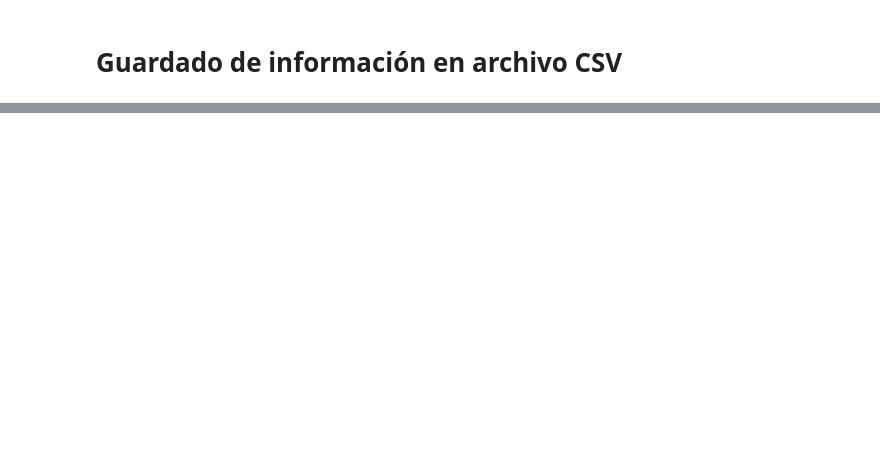
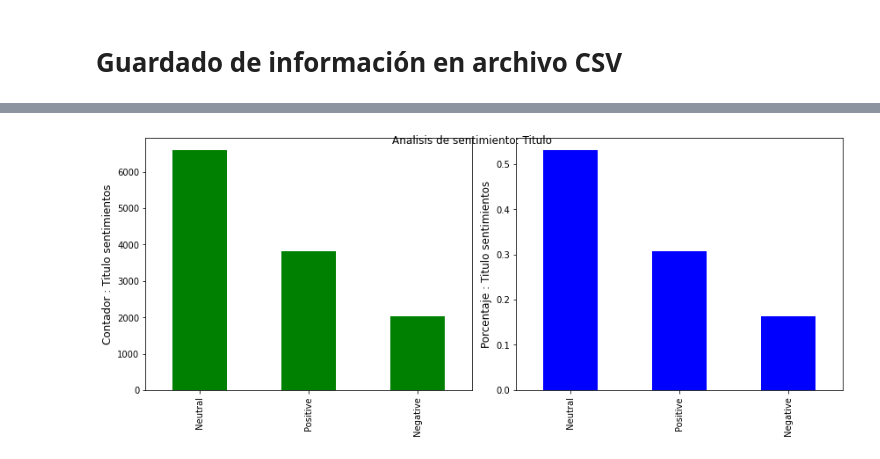
Before and after one commit to josegomez9203/Tesis_Reddit, a Jupyter notebook: Extraccion_Submissions_de_Reddit_usando_Pushshift.ipynb, the cells around one changed output, grey strips where cells are left out. Cells and saved outputs as stored; diff of their text form; code cells hidden in the pictures; blank space fills up the shorter version.

```diff
--- a/Extraccion_Submissions_de_Reddit_usando_Pushshift.ipynb
+++ b/Extraccion_Submissions_de_Reddit_usando_Pushshift.ipynb
@@ -181,0 +339,28 @@ wallstreetbets_2020_12.csv
+# %%
+sia = SentimentIntensityAnalyzer()
+def find_sentiment(post):
+    if sia.polarity_scores(post)["compound"] > 0:
+        return "Positive"
+    elif sia.polarity_scores(post)["compound"] < 0:
+        return "Negative"
+    else:
+        return "Neutral"
+# %%
+def plot_sentiment(df, feature, title):
+    counts = df[feature].value_counts()
+    percent = counts/sum(counts)
+
+    fig, (ax1, ax2) = plt.subplots(ncols=2, figsize=(12, 5))
+
+    counts.plot(kind='bar', ax=ax1, color='green')
+    percent.plot(kind='bar', ax=ax2, color='blue')
+    ax1.set_ylabel(f'Contador : {title} sentimientos', size=12)
+    ax2.set_ylabel(f'Porcentaje : {title} sentimientos', size=12)
+    plt.suptitle(f"Analisis de sentimiento: {title}")
+    plt.tight_layout()
+    plt.show()
+# %%
+data['title_sentiment'] = data['Title'].apply(lambda x: find_sentiment(x))
+plot_sentiment(data, 'title_sentiment', 'Titulo')
+# %% [output]
+[figure, added]
```
Also changed, not shown: parts of 21 cells of this notebook.
